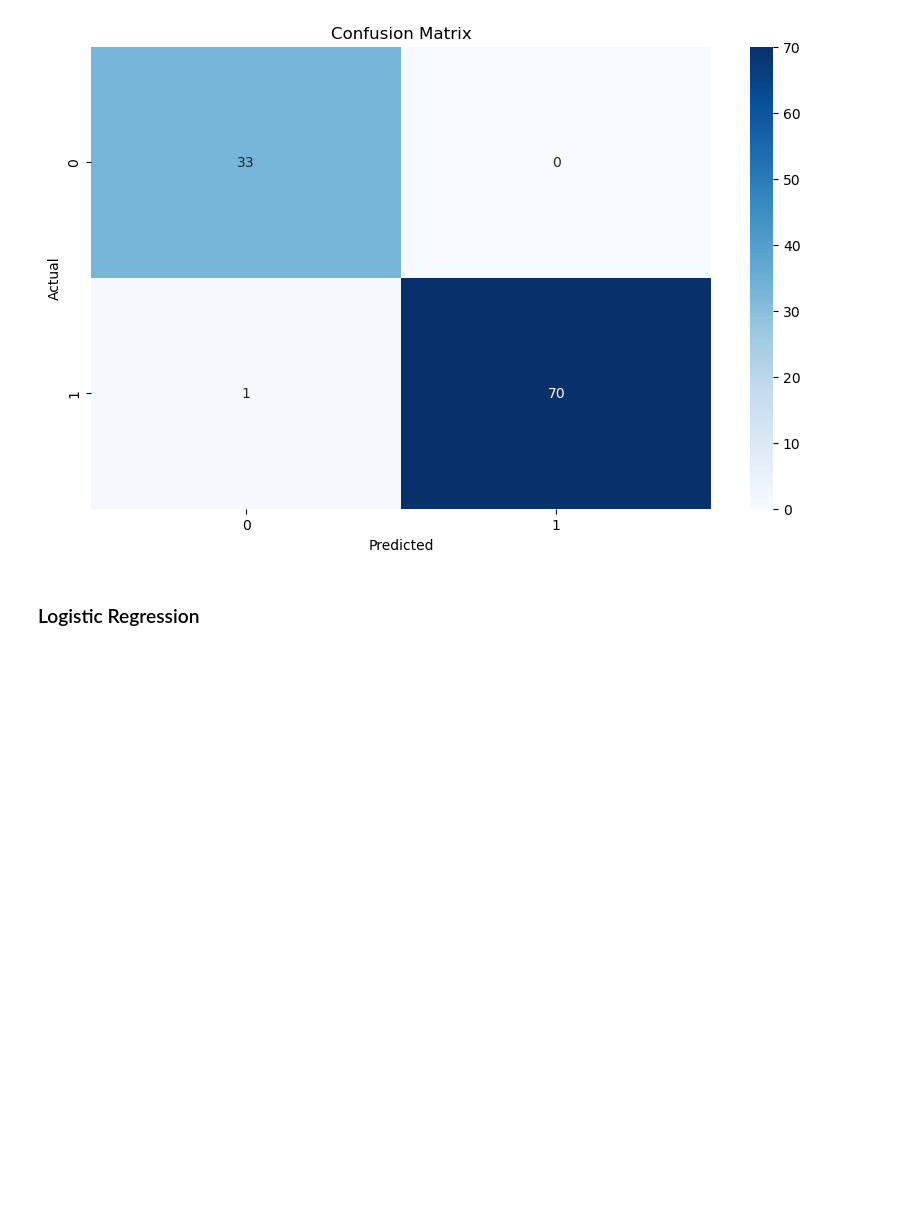
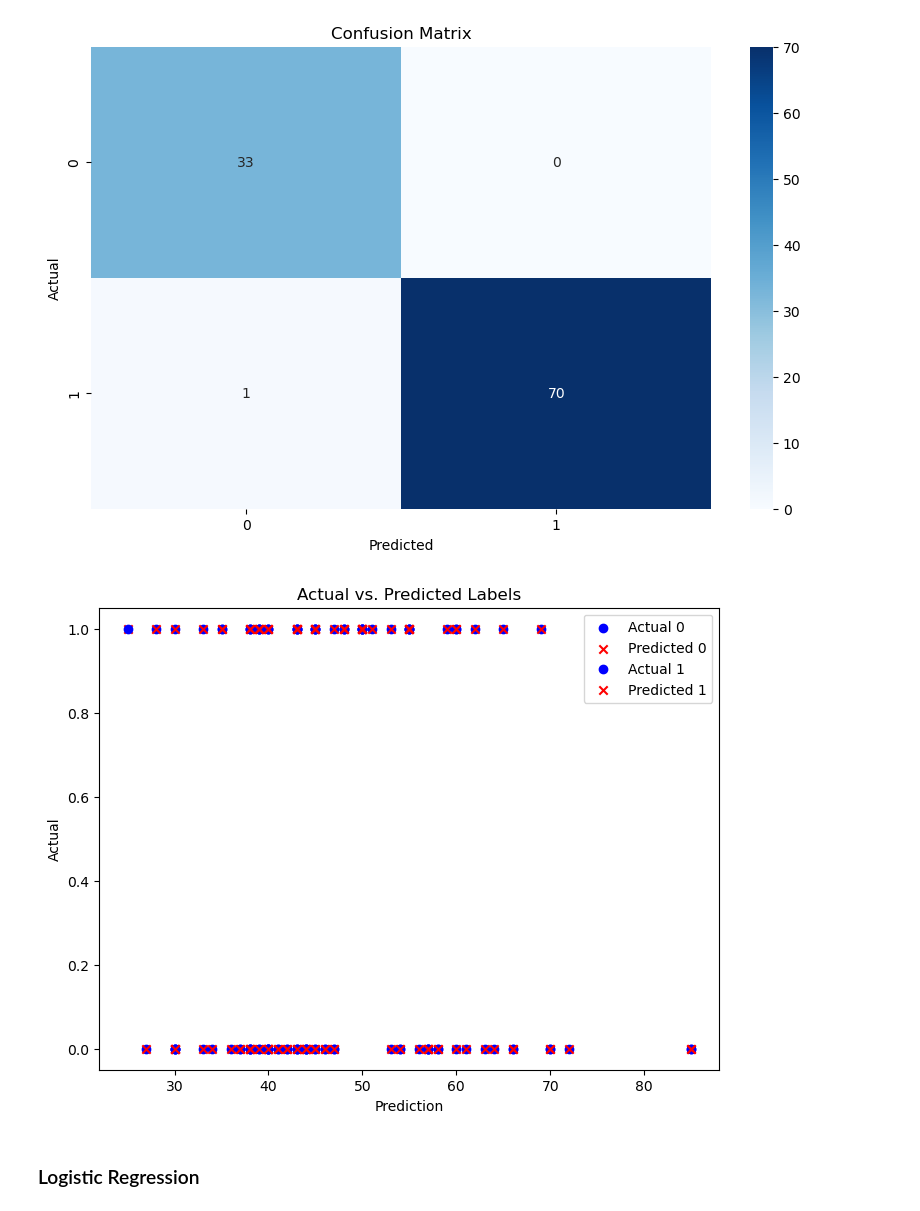
Before and after one commit to JEHewkareun/DataScience, a Jupyter notebook: Data Science Assignment - Diabetes-checkpoint.ipynb, the cells around one changed output. Saved outputs shown, nothing was run; the diff lists cells and outputs as text; code cells hidden in the pictures; blank space fills up the shorter version.

```diff
--- a/Data Science Assignment - Diabetes-checkpoint.ipynb
+++ b/Data Science Assignment - Diabetes-checkpoint.ipynb
@@ -468,6 +468,25 @@ plt.ylabel('Actual')
 plt.show()
 # %% [output]
 [figure]
+# %%
+
+# Create a scatter plot to visualize actual vs. predicted labels
+plt.figure(figsize=(8, 6))
+
+for class_val in np.unique(y):
+    actual_points = np.where(y_test == class_val)[0]
+    predicted_points = np.where(rfc_pred == class_val)[0]
+
+    plt.scatter(X_test[actual_points, 0], X_test[actual_points, 1], c='blue', marker='o', label=f'Actual {class_val}')
+    plt.scatter(X_test[predicted_points, 0], X_test[predicted_points, 1], c='red', marker='x', label=f'Predicted {class_val}')
+
+plt.xlabel('Prediction')
+plt.ylabel('Actual')
+plt.title('Actual vs. Predicted Labels')
+plt.legend()
+plt.show()
+# %% [output]
+[figure, added]
 # %% [markdown]
 ### Logistic Regression
 # %%
```
